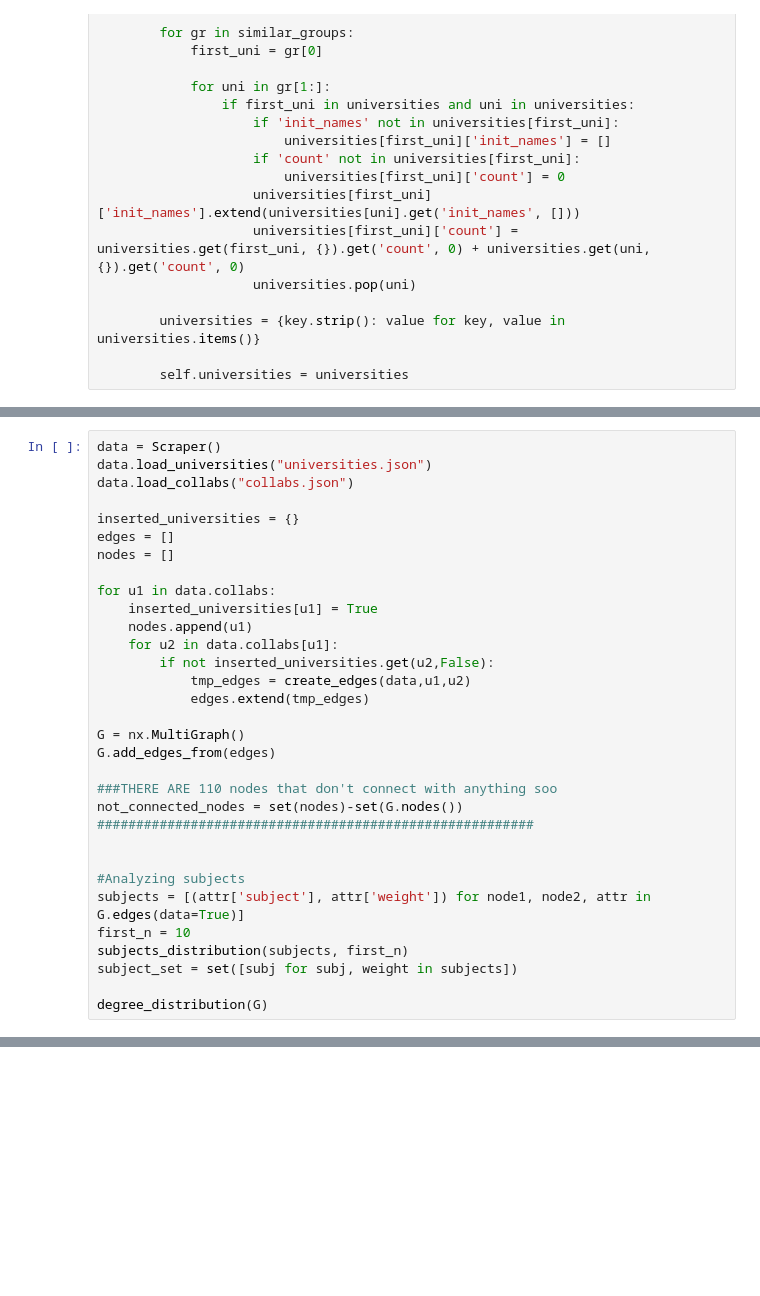
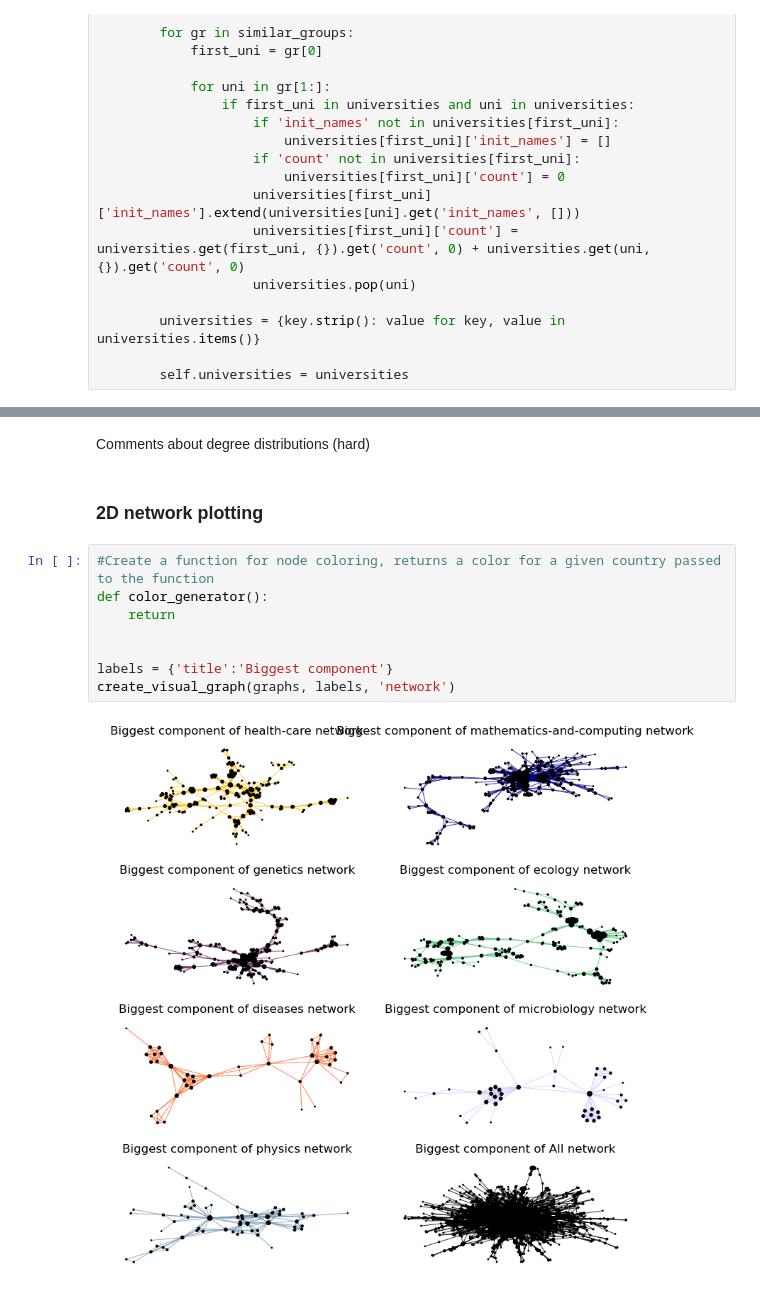
Before and after one commit to florian-comte/dtu-socialgraphs2023-project, a Jupyter notebook: project.ipynb, the cells around one changed output, grey strips where cells are left out. Cells and saved outputs as stored; diff of their text form; blank space fills up the shorter version.

```diff
--- a/project.ipynb
+++ b/project.ipynb
@@ -340,32 +443,0 @@ def degree_distribution(G):
-# %%
-data = Scraper()
-data.load_universities("universities.json")
-data.load_collabs("collabs.json")
-
-inserted_universities = {}
-edges = []
-nodes = []
-
-for u1 in data.collabs:
-    inserted_universities[u1] = True
-    nodes.append(u1)
-    for u2 in data.collabs[u1]:
-        if not inserted_universities.get(u2,False):
-            tmp_edges = create_edges(data,u1,u2)
-            edges.extend(tmp_edges)
-
-G = nx.MultiGraph()
-G.add_edges_from(edges)
-
-###THERE ARE 110 nodes that don't connect with anything soo
-not_connected_nodes = set(nodes)-set(G.nodes())
-########################################################
-
-
-#Analyzing subjects
-subjects = [(attr['subject'], attr['weight']) for node1, node2, attr in G.edges(data=True)]
-first_n = 10
-subjects_distribution(subjects, first_n)
-subject_set = set([subj for subj, weight in subjects])
-
-degree_distribution(G)
@@ -384,0 +612,14 @@ degree_distribution(G)
+# %% [markdown]
+Comments about degree distributions (hard)
+# %% [markdown]
+### 2D network plotting
+# %%
+#Create a function for node coloring, returns a color for a given country passed to the function
+def color_generator():
+    return
+
+
+labels = {'title':'Biggest component'}
+create_visual_graph(graphs, labels, 'network')
+# %% [output]
+[figure, added]
```
Also changed, not shown: parts of 40 cells of this notebook.
